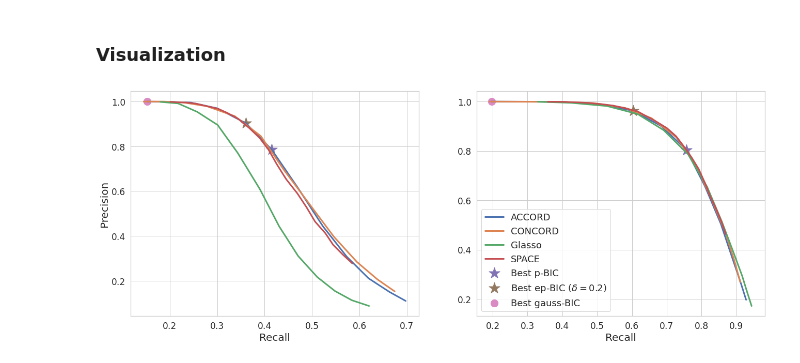
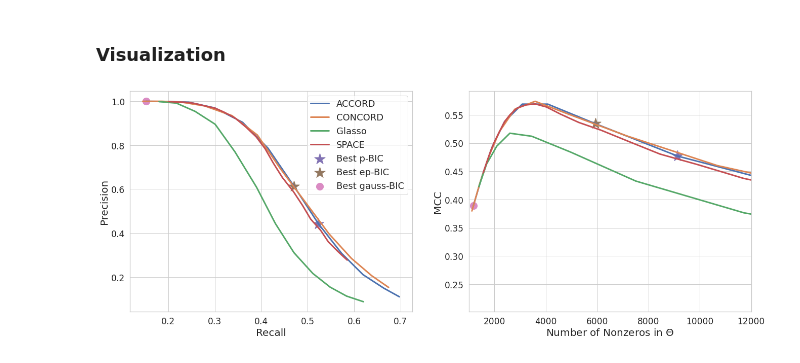
Before and after one commit to jinacfunderburk/accord-reproducibility-testing, a Jupyter notebook: simulation-edge-detection/simulation-edge-detection.ipynb, the cells around one changed output. Cells and saved outputs as stored; diff of their text form; code cells hidden in the pictures.

Commit message:
update mcc plots & add numerical stability

```diff
--- a/simulation-edge-detection/simulation-edge-detection.ipynb
+++ b/simulation-edge-detection/simulation-edge-detection.ipynb
@@ -202,18 +215,25 @@ best_ep_bic_01_hub = np.argmin(ep_bics_01_hub)
 best_ep_bic_02_hub = np.argmin(ep_bics_02_hub)
 best_gauss_bic_hub = np.argmin(gauss_bics_hub)
 
-accord_mccs_hub = np.genfromtxt('data/hub_network_accord_mccs.txt', delimiter=',')
+accord_nz_hub = np.genfromtxt('data/hub_network_accord_nz.txt', delimiter=',')
 accord_precs_hub = np.genfromtxt('data/hub_network_accord_precs.txt', delimiter=',')
 accord_recalls_hub = np.genfromtxt('data/hub_network_accord_recalls.txt', delimiter=',')
-concord_mccs_hub = np.genfromtxt('data/hub_network_concord_mccs.txt', delimiter=',')
+accord_mccs_hub = np.genfromtxt('data/hub_network_accord_mccs.txt', delimiter=',')
+
+concord_nz_hub = np.genfromtxt('data/hub_network_concord_nz.txt', delimiter=',')
 concord_precs_hub = np.genfromtxt('data/hub_network_concord_precs.txt', delimiter=',')
 concord_recalls_hub = np.genfromtxt('data/hub_network_concord_recalls.txt', delimiter=',')
-glasso_mccs_hub = np.genfromtxt('data/hub_network_glasso_mccs.txt', delimiter=',')
+concord_mccs_hub = np.genfromtxt('data/hub_network_concord_mccs.txt', delimiter=',')
+
+glasso_nz_hub = np.genfromtxt('data/hub_network_glasso_nz.txt', delimiter=',')
 glasso_precs_hub = np.genfromtxt('data/hub_network_glasso_precs.txt', delimiter=',')
 glasso_recalls_hub = np.genfromtxt('data/hub_network_glasso_recalls.txt', delimiter=',')
-space_mccs_hub = np.genfromtxt('data/hub_network_space_mccs.txt', delimiter=',')
+glasso_mccs_hub = np.genfromtxt('data/hub_network_glasso_mccs.txt', delimiter=',')
+
+space_nz_hub = np.genfromtxt('data/hub_network_space_nz.txt', delimiter=',')
 space_precs_hub = np.genfromtxt('data/hub_network_space_precs.txt', delimiter=',')
 space_recalls_hub = np.genfromtxt('data/hub_network_space_recalls.txt', delimiter=',')
+space_mccs_hub = np.genfromtxt('data/hub_network_space_mccs.txt', delimiter=',')
 # %%
 # load erdos-renyi results
 p_bics_er = np.genfromtxt('data/erdos_renyi_p_bics.txt', delimiter=',')
@@ -242,34 +269,35 @@ space_recalls_er = np.genfromtxt('data/erdos_renyi_space_recalls.txt', delimiter
 # %%
 fig, axes = plt.subplots(1, 2, figsize=(22, 8))
 axes = axes.ravel()
 
 i = 0
 axes[i].plot(accord_recalls_hub, accord_precs_hub, linewidth=3, label='ACCORD')
 axes[i].plot(concord_recalls_hub, concord_precs_hub, linewidth=3, label='CONCORD')
 axes[i].plot(glasso_recalls_hub, glasso_precs_hub, linewidth=3, label='Glasso')
 axes[i].plot(space_recalls_hub, space_precs_hub, linewidth=3, label='SPACE')
 axes[i].scatter(accord_recalls_hub[best_p_bic_hub], accord_precs_hub[best_p_bic_hub], marker='*', s=500, color=sns.color_palette()[4], label='Best p-BIC')
-axes[i].scatter(accord_recalls_hub[best_ep_bic_02_hub], accord_precs_hub[best_ep_bic_02_hub], marker='*', s=500, color=sns.color_palette()[5], label='Best ep-BIC') # gamma = 0.2
+axes[i].scatter(accord_recalls_hub[best_ep_bic_02_hub], accord_precs_hub[best_ep_bic_02_hub], marker='*', s=500, color=sns.color_palette()[5], label='Best ep-BIC')
 axes[i].scatter(accord_recalls_hub[best_gauss_bic_hub], accord_precs_hub[best_gauss_bic_hub], marker='o', s=200, color=sns.color_palette()[6], label='Best gauss-BIC')
 axes[i].set_xlabel('Recall', fontsize=20)
 axes[i].set_ylabel('Precision', fontsize=20)
 axes[i].tick_params(axis='both', which='major', labelsize=17)
+axes[i].legend(fontsize=18)
 
 i = 1
-axes[i].plot(accord_recalls_er, accord_precs_er, linewidth=3, label='ACCORD')
-axes[i].plot(concord_recalls_er, concord_precs_er, linewidth=3, label='CONCORD')
-axes[i].plot(glasso_recalls_er, glasso_precs_er, linewidth=3, label='Glasso')
-axes[i].plot(space_recalls_er, space_precs_er, linewidth=3, label='SPACE')
-axes[i].scatter(accord_recalls_er[best_p_bic_er], accord_precs_er[best_p_bic_er], marker='*', s=500, color=sns.color_palette()[4], label='Best p-BIC')
-axes[i].scatter(accord_recalls_er[best_ep_bic_02_er], accord_precs_er[best_ep_bic_02_er], marker='*', s=500, color=sns.color_palette()[5], label='Best ep-BIC') # gamma = 0.2
-axes[i].scatter(accord_recalls_er[best_gauss_bic_er], accord_precs_er[best_gauss_bic_er], marker='o', s=200, color=sns.color_palette()[6], label='Best gauss-BIC')
-axes[i].set_xlabel('Recall', fontsize=20)
-axes[i].tick_params(axis='both', which='major', labelsize=17)
-axes[i].legend(fontsize=18)
+axes[i].plot(accord_nz_hub, accord_mccs_hub, linewidth=3, label='ACCORD')
+axes[i].plot(concord_nz_hub, concord_mccs_hub, linewidth=3, label='CONCORD')
+axes[i].plot(glasso_nz_hub, glasso_mccs_hub, linewidth=3, label='Glasso')
+axes[i].plot(space_nz_hub, space_mccs_hub, linewidth=3, label='SPACE')
+axes[i].scatter(accord_nz[best_p_bic_hub], accord_mccs_hub[best_p_bic_hub], marker='*', s=500, color=sns.color_palette()[4], label='Best p-BIC')
+axes[i].scatter(accord_nz[best_ep_bic_02_hub], accord_mccs_hub[best_ep_bic_02_hub], marker='*', s=500, color=sns.color_palette()[5], label='Best ep-BIC')
+axes[i].scatter(accord_nz[best_gauss_bic_hub], accord_mccs_hub[best_gauss_bic_hub], marker='o', s=200, color=sns.color_palette()[6], label='Best gauss-BIC')
+axes[i].set_xlabel('Number of Nonzeros in $\Theta$', fontsize=20)
+axes[i].set_ylabel('MCC', fontsize=20)
+axes[i].set_xlim((1000,12000))
 
-axes[i].tick_params(axis='both', which='major', labelsize=17)
+axes[i].tick_params(axis='both', which='major', labelsize=17);
 
-plt.savefig('../output/precision-recall-hub-er.png', bbox_inches='tight');
+plt.savefig('../output/precision-recall-mcc-hub-network.png', bbox_inches='tight');
 # %% [output]
-[figure, old version]
+[figure, new version]
 # %%
```
Also changed, not shown: parts of 8 cells of this notebook, 27 other files.
